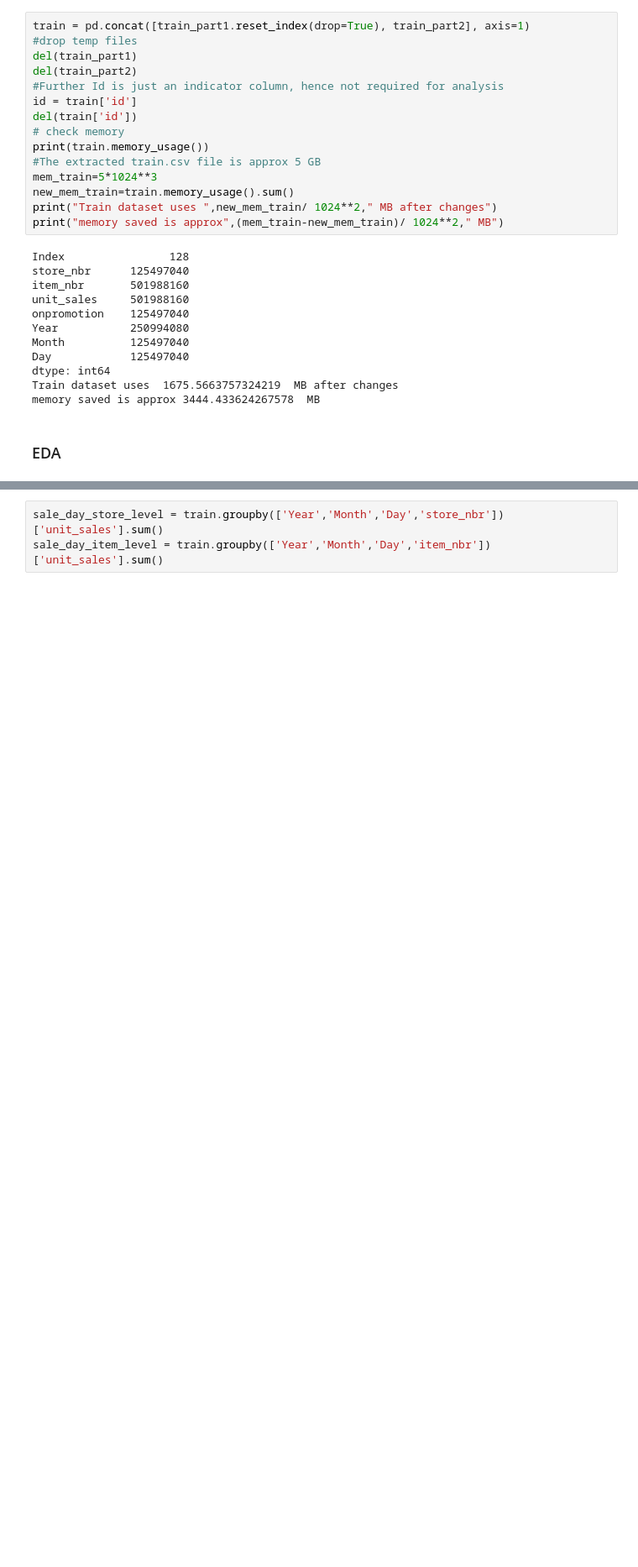
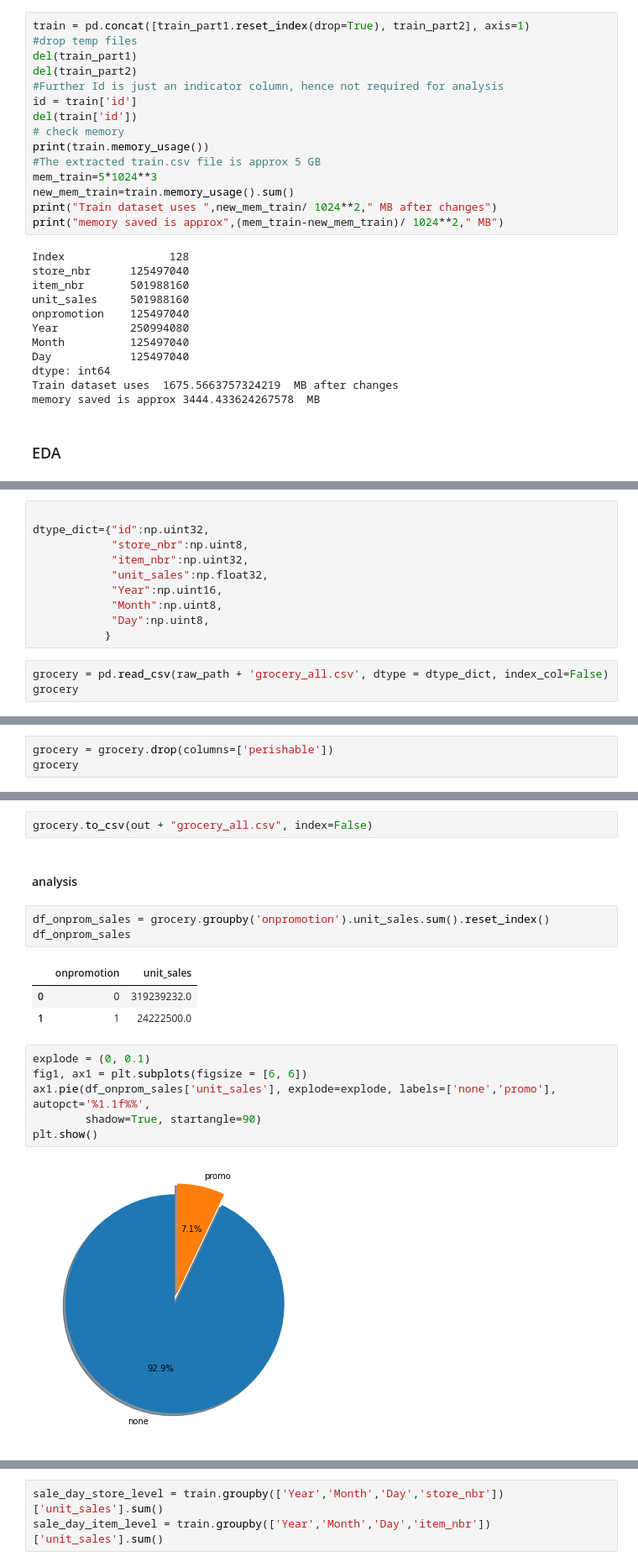
Before and after one commit to juli-ter/Coursework4, a Jupyter notebook: Favorita_Grocery.ipynb, the cells around one changed output, grey strips where cells are left out. Shown at 84% size. Saved outputs shown, nothing was run; the diff lists cells and outputs as text; blank space fills up the shorter version.

Commit message:
only grocery added

```diff
--- a/Favorita_Grocery.ipynb
+++ b/Favorita_Grocery.ipynb
@@ -244,0 +568,13 @@ memory saved is approx 3444.433624267578  MB
+# %%
+
+dtype_dict={"id":np.uint32,
+            "store_nbr":np.uint8,
+            "item_nbr":np.uint32,
+            "unit_sales":np.float32,
+            "Year":np.uint16,
+            "Month":np.uint8,
+            "Day":np.uint8,
+           }
+# %%
+grocery = pd.read_csv(raw_path + 'grocery_all.csv', dtype = dtype_dict, index_col=False)
+grocery
@@ -244,0 +599,3 @@ memory saved is approx 3444.433624267578  MB
+# %%
+grocery = grocery.drop(columns=['perishable'])
+grocery
@@ -244,0 +616,19 @@ memory saved is approx 3444.433624267578  MB
+# %%
+grocery.to_csv(out + "grocery_all.csv", index=False)
+# %% [markdown]
+#### analysis
+# %%
+df_onprom_sales = grocery.groupby('onpromotion').unit_sales.sum().reset_index()
+df_onprom_sales
+# %% [output]
+|  | onpromotion | unit_sales |
+| 0 | 0 | 319239232.0 |
+| 1 | 1 | 24222500.0 |
+# %%
+explode = (0, 0.1)
+fig1, ax1 = plt.subplots(figsize = [6, 6])
+ax1.pie(df_onprom_sales['unit_sales'], explode=explode, labels=['none','promo'], autopct='%1.1f%%',
+        shadow=True, startangle=90)
+plt.show()
+# %% [output]
+[figure, added]
```
Also changed, not shown: parts of 64 cells of this notebook.
